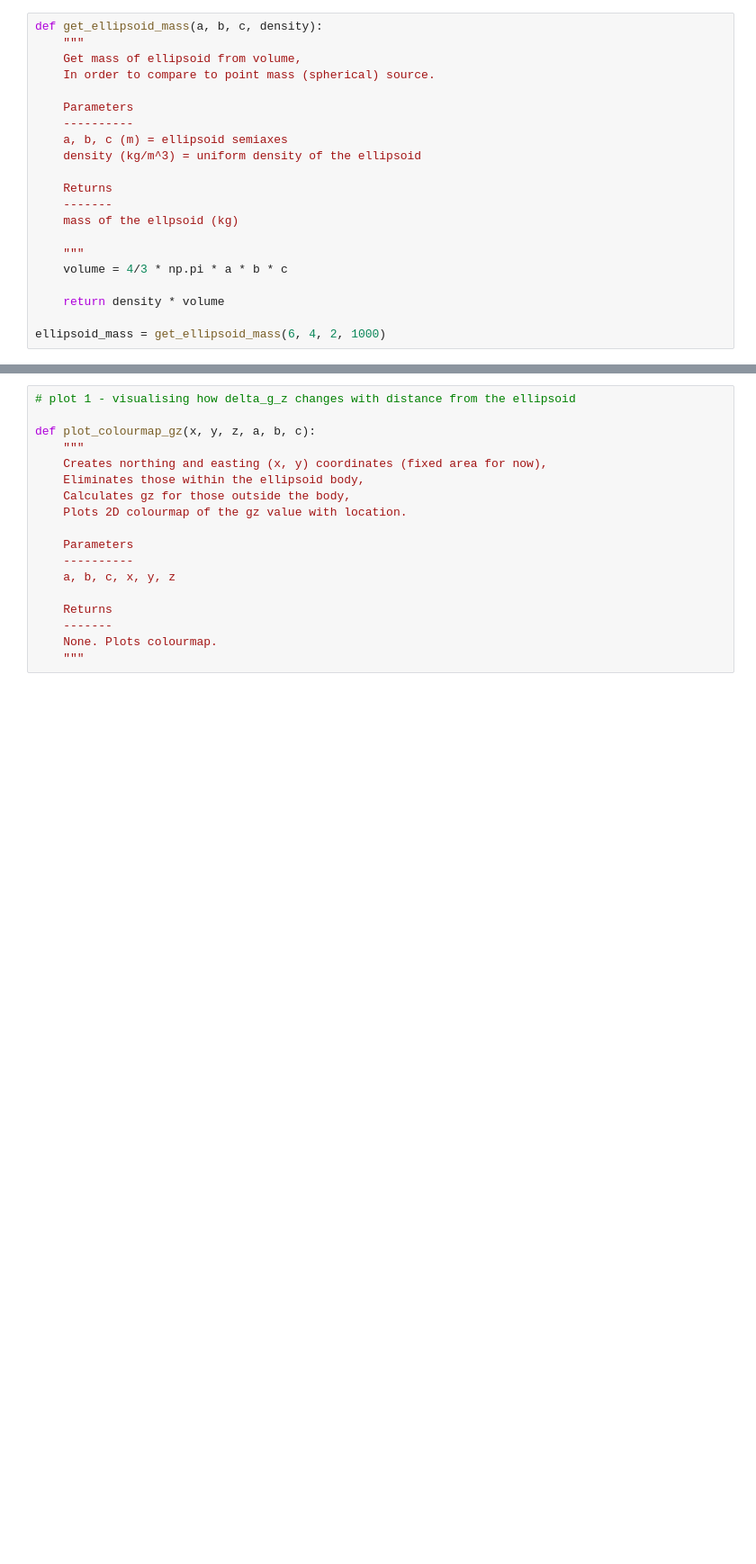
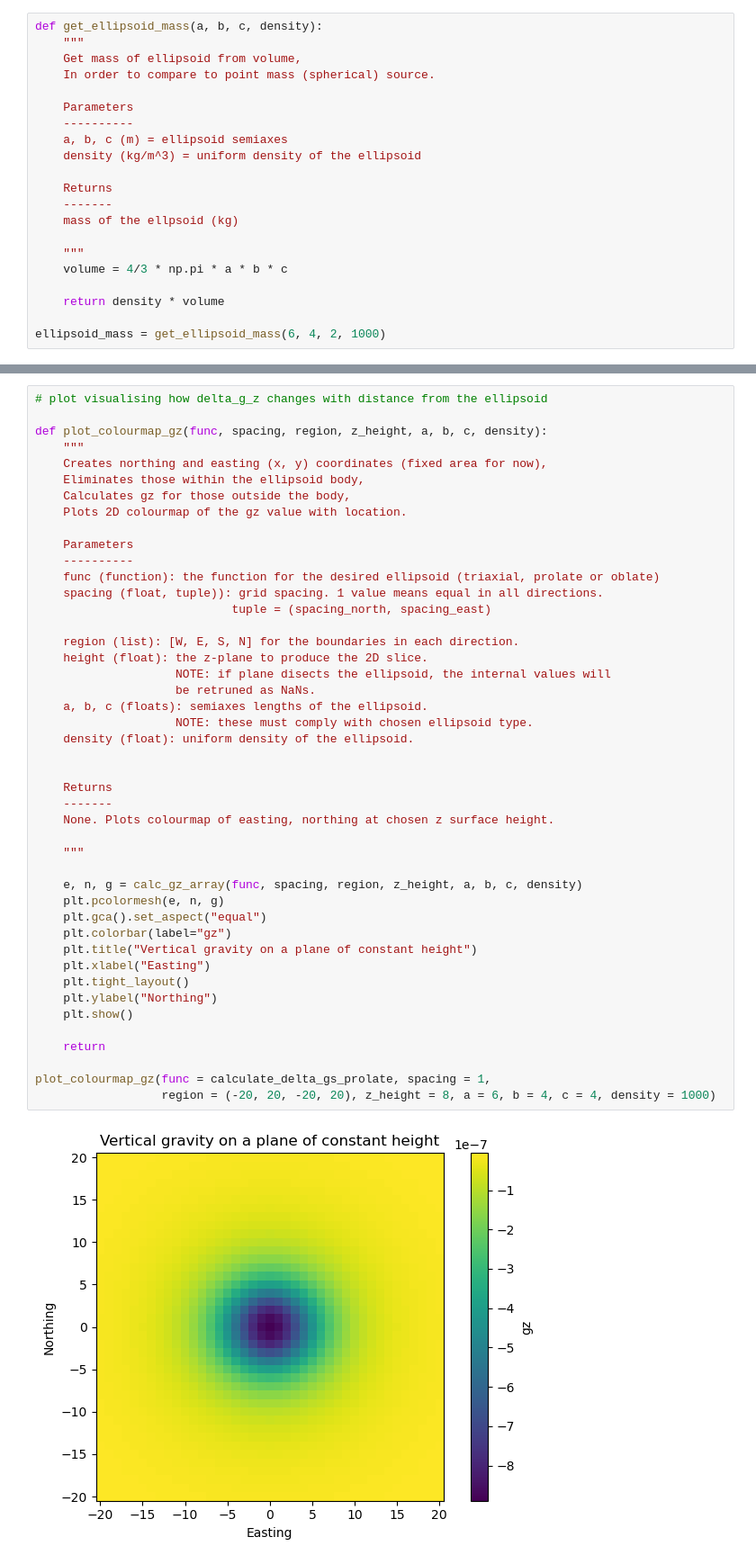
Before and after one commit to ubcgif/2025-baker-ellipsoids, a Jupyter notebook: local_ellipsoids_gz.ipynb, the cells around one changed output, grey strips where cells are left out. Shown at 90% size. Saved outputs shown, nothing was run; the diff lists cells and outputs as text; blank space fills up the shorter version.

```diff
--- a/local_ellipsoids_gz.ipynb
+++ b/local_ellipsoids_gz.ipynb
@@ -474,19 +453,48 @@ plt.show()
 # %%
-# plot 1 - visualising how delta_g_z changes with distance from the ellipsoid
+# plot visualising how delta_g_z changes with distance from the ellipsoid
 
-def plot_colourmap_gz(x, y, z, a, b, c):
+def plot_colourmap_gz(func, spacing, region, z_height, a, b, c, density):
     """
     Creates northing and easting (x, y) coordinates (fixed area for now),
     Eliminates those within the ellipsoid body,
     Calculates gz for those outside the body,
     Plots 2D colourmap of the gz value with location.
 
     Parameters
     ----------
-    a, b, c, x, y, z
+    func (function): the function for the desired ellipsoid (triaxial, prolate or oblate)
+    spacing (float, tuple)): grid spacing. 1 value means equal in all directions.
+                            tuple = (spacing_north, spacing_east)
+
+    region (list): [W, E, S, N] for the boundaries in each direction.
+    height (float): the z-plane to produce the 2D slice.
+                    NOTE: if plane disects the ellipsoid, the internal values will
+                    be retruned as NaNs.
+    a, b, c (floats): semiaxes lengths of the ellipsoid.
+                    NOTE: these must comply with chosen ellipsoid type.
+    density (float): uniform density of the ellipsoid.
+
 
     Returns
     -------
-    None. Plots colourmap.
+    None. Plots colourmap of easting, northing at chosen z surface height.
+
     """
+
+    e, n, g = calc_gz_array(func, spacing, region, z_height, a, b, c, density)
+    plt.pcolormesh(e, n, g)
+    plt.gca().set_aspect("equal")
+    plt.colorbar(label="gz")
+    plt.title("Vertical gravity on a plane of constant height")
+    plt.xlabel("Easting")
+    plt.tight_layout()
+    plt.ylabel("Northing")
+    plt.show()
+
+    return
+
+plot_colourmap_gz(func = calculate_delta_gs_prolate, spacing = 1,
+                  region = (-20, 20, -20, 20), z_height = 8, a = 6, b = 4, c = 4, density = 1000)
+# %% [output]
+[figure, added]
 # %% [markdown]
```
Also changed, not shown: parts of 9 cells of this notebook, 5 other files.
